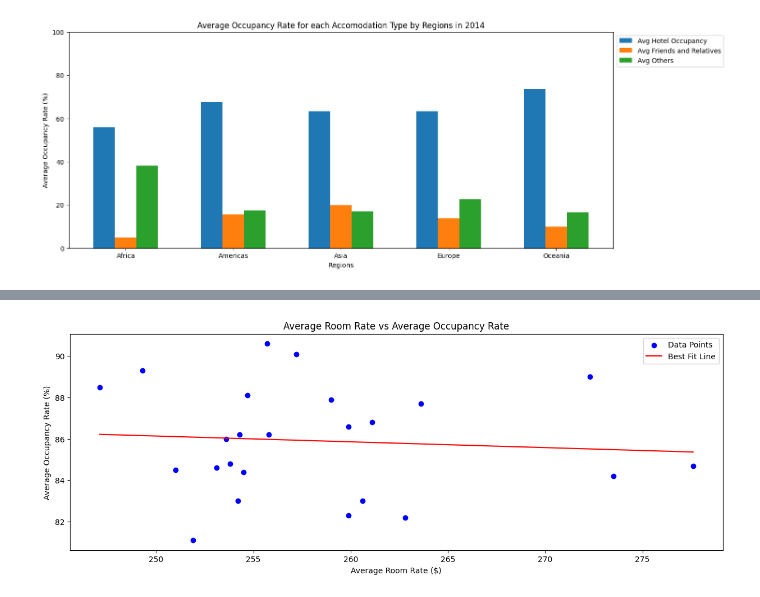
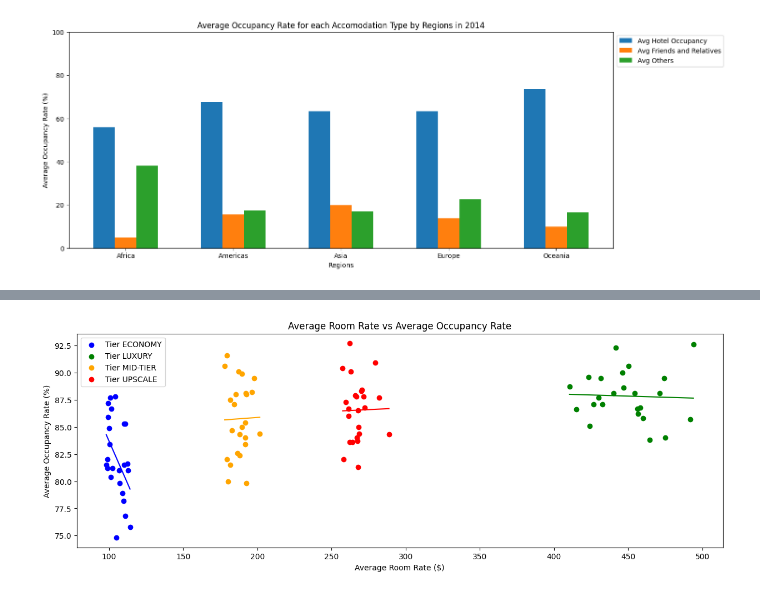
Before and after one commit to yuuuu7/PDAS, a Jupyter notebook: PDS-Assignment-2/assignment.ipynb, the cells around one changed output, grey strips where cells are left out. Drawn from its saved outputs; the diff is of its cells as text; code cells hidden in the pictures.

```diff
--- a/PDS-Assignment-2/assignment.ipynb
+++ b/PDS-Assignment-2/assignment.ipynb
@@ -190,6 +334,5 @@ plt.show()
 # %%
-data_years = ['2013', '2014']
-
+#======================================================================== Graph 3 ========================================================================
 
 months_check = set()
 
@@ -197,6 +340,8 @@ data = {}
 
 months = []
 arrival_count = []
+
+asean_countries = ['brunei', 'cambodia', 'indonesia', 'laos', 'malaysia', 'myanmar', 'philippines', 'singapore', 'thailand', 'vietnam']
 
 for i in range(len(data_years)):
 
@@ -235,11 +380,11 @@ for i in range(len(data_years)):
 
         month = row['month']
         no_of_visitor_arrivals_df3 = pd.to_numeric(row['no_of_visitor_arrivals'], errors='coerce')
+        country = row['country']
 
         if data_years[i] in month:
 
             if month not in months_check:
-
 
                 months_check.add(month)
                 months.append(month)
@@ -247,11 +392,15 @@ for i in range(len(data_years)):
                 if temp_value != 0:
                     arrival_count.append(temp_value)
                     temp_value = no_of_visitor_arrivals_df3
+                elif country.lower() not in asean_countries:
+                    temp_value = no_of_visitor_arrivals_df3
                 else:
-                    temp_value = no_of_visitor_arrivals_df3
+                    continue
 
+            elif country.lower() not in asean_countries:
+                temp_value += no_of_visitor_arrivals_df3
             else:
-                temp_value += no_of_visitor_arrivals_df3
+                continue
 
     arrival_count.append(temp_value)
     months_check.clear()
@@ -329,7 +478,7 @@ plt.ylim(0, 1800000)
 plt.show()
 
 
-
+#======================================================================== Graph 4 ========================================================================
 x = []
 y = []
 
@@ -352,5 +501,6 @@ plt.xticks(rotation=45)
 plt.title('Monthly Room Revenue from Hotels (2013 to 2014)')
 plt.xlabel('Months')
 plt.ylabel('Total Room Revenue (Million)')
+plt.ylim(150, 300)
 plt.show()
 # %% [output]
@@ -359,50 +610,59 @@ plt.show()
 # %%
-data_years = ['2013', '2014']
-
 data = {}
 
+tiers = []
 average_room_rate = []
 average_occupancy_rate = []
 
 for i in range(len(data_years)):
 
-    for index, row in df_7.iterrows():
+    for index, row in df_8.iterrows():
 
         month = row['period']
-        avg_room_rate = row['arr']
-        avg_occupancy_rate = row['aor']
+        avg_room_rate = pd.to_numeric(row['arr'], errors='coerce')
+        avg_occupancy_rate = pd.to_numeric(row['aor'], errors='coerce')
+        tier = row['tier']
 
         if data_years[i] in month:
-            average_room_rate.append(float(avg_room_rate))
-            average_occupancy_rate.append(float(avg_occupancy_rate))
+            tiers.append(tier)
+            average_room_rate.append(avg_room_rate)
+            average_occupancy_rate.append(avg_occupancy_rate)
 
 
+data['Tier'] = tiers
 data['Average Room Rate'] = average_room_rate
 data['Average Occupancy Rate'] = average_occupancy_rate
 
-df = pd.DataFrame(data, columns=['Average Room Rate', 'Average Occupancy Rate'])
+df = pd.DataFrame(data)
 
 
-#Calculating the best fit line
-x = df['Average Room Rate'].to_numpy()
-y = df['Average Occupancy Rate'].to_numpy()
+# Group the data by 'Tier'
+grouped_df = df.groupby('Tier')
 
-coefficients = np.polyfit(x, y, 1)
-slope = coefficients[0]
-intercept = coefficients[1]
+# Define a color palette for each tier (customize as needed)
+color_palette = cycle(['blue', 'green', 'orange', 'red'])
 
-best_fit_line = np.poly1d(coefficients)
-x_range = np.linspace(min(x), max(x), 100)
-
-# Plotting the data
+# Plot the data and best fit line for each tier
 plt.figure(figsize=(15, 5))
-plt.title('Average Room Rate vs Average Occupancy Rate')
+plt.title('Average Room Rate vs Average Occupancy Rate (2013-2014)')
 plt.xlabel('Average Room Rate ($)')
 plt.ylabel('Average Occupancy Rate (%)')
 
-plt.scatter(df['Average Room Rate'], df['Average Occupancy Rate'], label='Data Points', color='blue')
-plt.plot(x_range, best_fit_line(x_range), label='Best Fit Line', color='red')
+# Loop through each tier and plot the data points and best fit line
+for tier, group in grouped_df:
+    x = group['Average Room Rate'].to_numpy()
+    y = group['Average Occupancy Rate'].to_numpy()
+
+    coefficients = np.polyfit(x, y, 1)
+    best_fit_line = np.poly1d(coefficients)
+
+    x_range = np.linspace(min(x), max(x), 100)
+
+    color = next(color_palette)
+    plt.scatter(x, y, label=f'Tier {tier}', color=color)
+    plt.plot(x_range, best_fit_line(x_range), color=color)
+
 plt.legend()
 plt.show()
 # %% [output]
-[figure, old version]
+[figure, new version]
```
Also changed, not shown: parts of 19 cells of this notebook, 1 other file.
